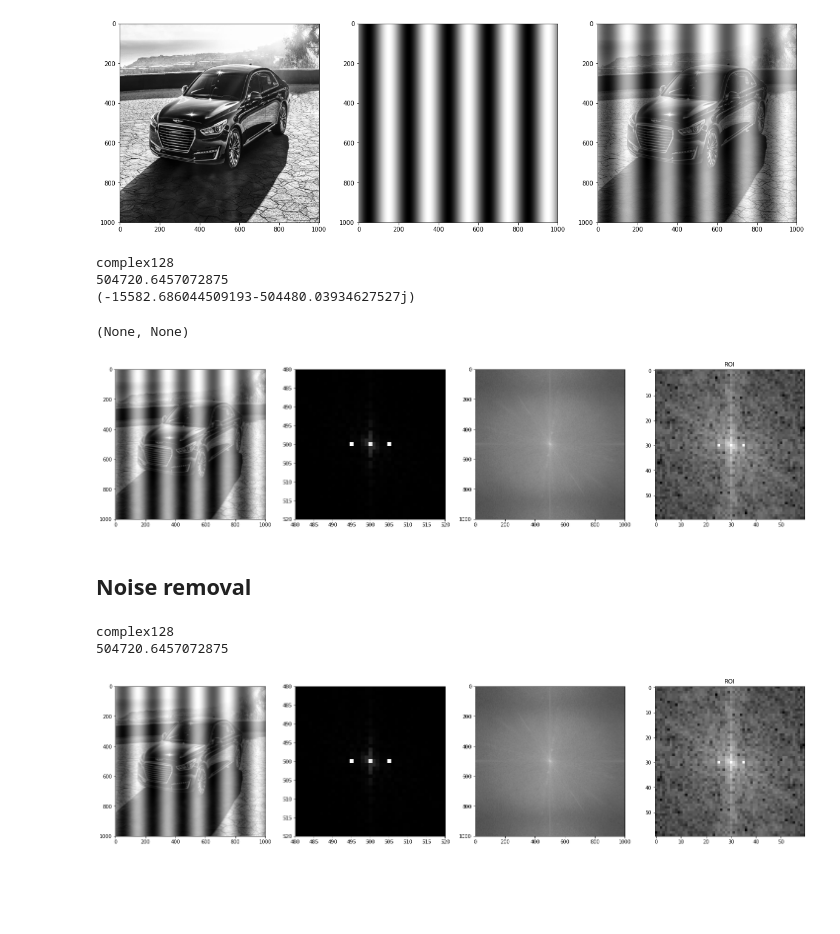
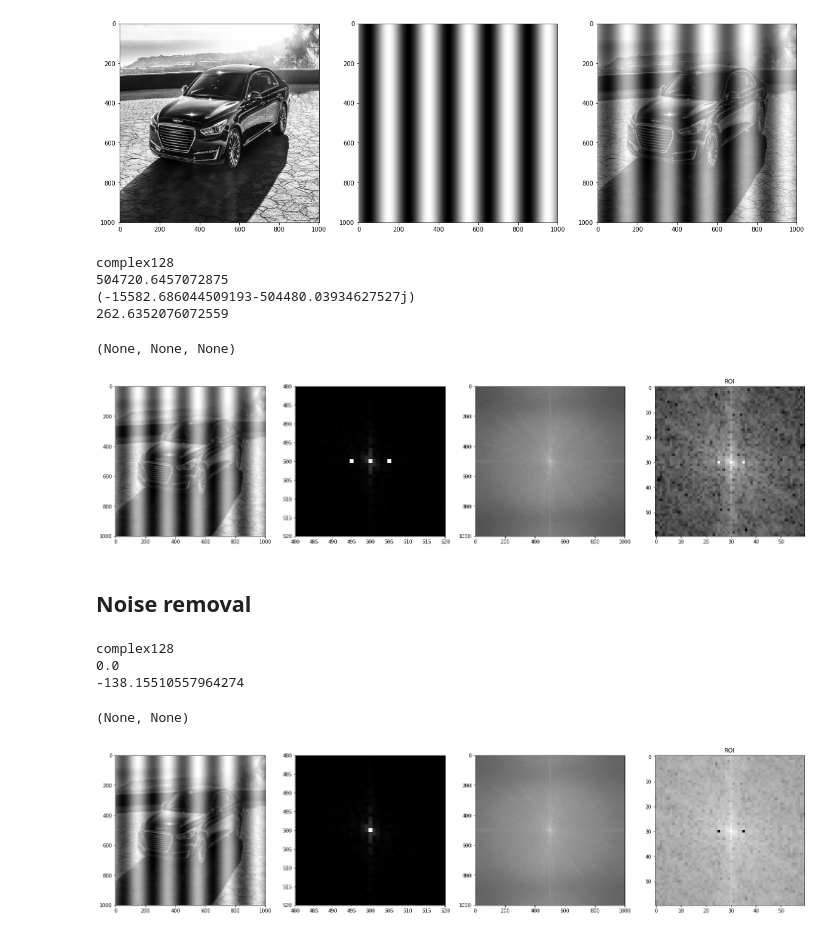
Before and after one commit to mckang6113875/AP_Test_OPEN, a Jupyter notebook: Image_Noise_Canceling_edit1.ipynb, the cells around one changed output. Drawn from its saved outputs; the diff is of its cells as text; code cells hidden in the pictures; blank space fills up the shorter version.

```diff
--- a/Image_Noise_Canceling_edit1.ipynb
+++ b/Image_Noise_Canceling_edit1.ipynb
@@ -131,46 +133,53 @@ plt.imshow(ROI3, cmap='gray')
 plt.title('ROI')
 
 print(ft3.dtype)
-print(abs(ft3[500, 495])), print((ft3[500, 495]))
+print(abs(ft3[500, 495])), print((ft3[500, 495])), print(ROI3[30, 25])
 # %% [output]
 complex128
 504720.6457072875
 (-15582.686044509193-504480.03934627527j)
+262.6352076072559
-(None, None)
+(None, None, None)
 [figure]
 # %% [markdown]
 ## Noise removal
 # %%
 ft4 = ft3
+#############################################
+ft4[500, 495] = 0
+ft4[500, 505] = 0
+#############################################
 
 fig = plt.figure(figsize=(25, 10))
 plt.set_cmap("gray")
 plt.subplot(141)
 plt.imshow(noised)
 
 ##############################################
 ft4 = np.fft.ifftshift(ft4)
 ft4 = np.fft.fftshift(ft4)
 magnitude_spectrum4 = 20*np.log(np.abs(ft4)+0.001)
 ##############################################
 
 plt.subplot(142)
 plt.imshow(abs(ft4))
 plt.xlim([480, 520])
 plt.ylim([520, 480])
 
 plt.subplot(143)
 plt.imshow(magnitude_spectrum4)
 
 ROI4 = magnitude_spectrum4[470:530, 470:530]
 plt.subplot(144)
 plt.imshow(ROI4, cmap='gray')
 plt.title('ROI')
 
 print(ft4.dtype)
-print(abs(ft4[500, 495]))
+print(abs(ft4[500, 495])), print(ROI4[30, 25])
 # %% [output]
 complex128
-504720.6457072875
+0.0
+-138.15510557964274
+(None, None)
-[figure, old version]
+[figure, new version]
 # %%
```
Also changed, not shown: parts of 2 cells of this notebook.
